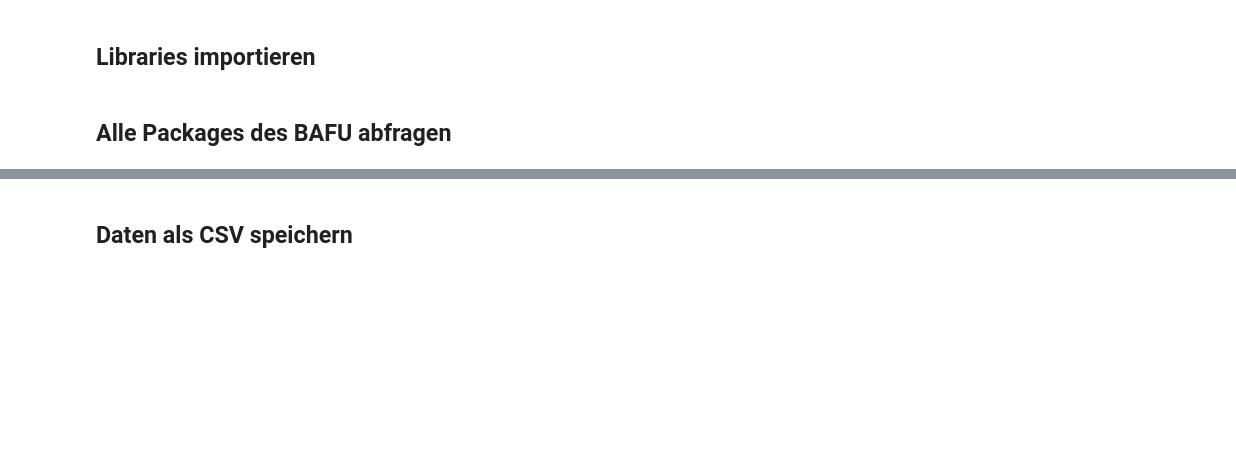
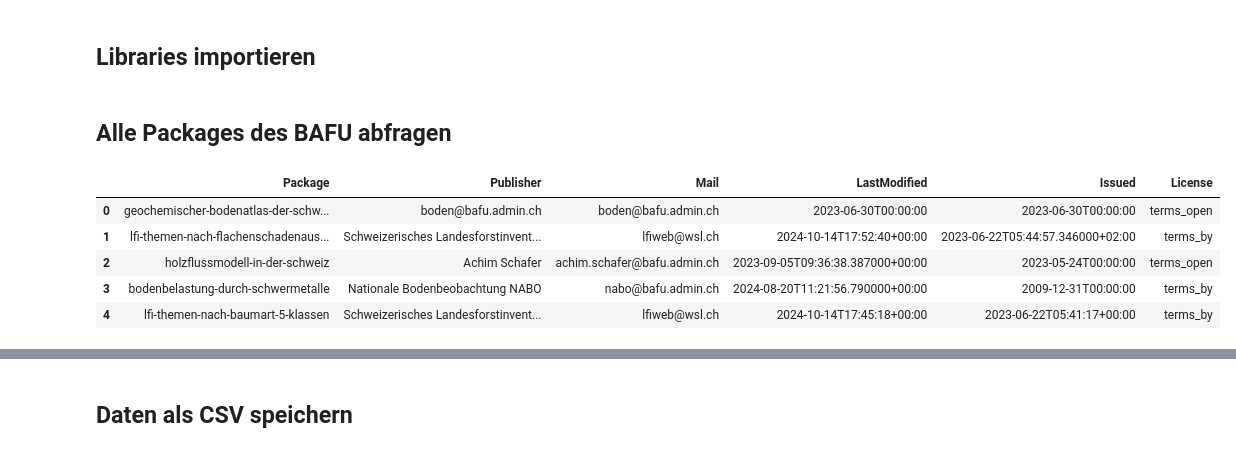
Before and after one commit to nrohrbach/OGD_Monitoring_BAFU, a Jupyter notebook: OGD_Monitoring_BAFU.ipynb, the cells around one changed output, grey strips where cells are left out. Drawn from its saved outputs; the diff is of its cells as text; code cells hidden in the pictures; blank space fills up the shorter version.

```diff
--- a/OGD_Monitoring_BAFU.ipynb
+++ b/OGD_Monitoring_BAFU.ipynb
@@ -29,3 +41,5 @@ LastModified = [s['modified'] for s in Packages['result']['packages']]
 # Dataframe für Packages erstellen
 dict = {'Publisher': Maintainer, 'Mail': Email, 'Package': Title, 'LastModified': LastModified}
 dfPackages = pd.DataFrame(dict)
+# %%
+Title = Title[0:5]
@@ -42,13 +58,30 @@ for package in Title:
         Maintainer = DataSet['result']['maintainer']
         Email = DataSet['result']['maintainer_email']
         LastModified = DataSet['result']['modified']
-        Datasets.append({'Package': package, 'Publisher': Maintainer, 'Mail': Email, 'LastModified':LastModified})
+        Issued = DataSet['result']['issued']
+        License = DataSet['result']['resources'][0]['license']
+        Datasets.append({'Package': package, 'Publisher': Maintainer, 'Mail': Email, 'LastModified':LastModified,'Issued':Issued,'License':License})
 
     except:
-        Datasets.append({'Package': package, 'Publisher': 'Unbekannt', 'Mail': 'Unbekannt','LastModified':''})
+        Datasets.append({'Package': package, 'Publisher': 'Unbekannt', 'Mail': 'Unbekannt','LastModified':'','Issued':'','License':''})
 # %%
 # Package Details als Dataframe speichern
 dfPackages = pd.DataFrame(Datasets)
+# %%
+# Falls LastModified leer ist, wird der Wert aus Issued übernommen.
+dfPackages['LastModified'] = dfPackages.apply(lambda row: row['Issued'] if pd.isnull(row['LastModified']) or row['LastModified'] == '' else row['LastModified'], axis=1)
+# %%
+# Lizenzstring kürzen
+dfPackages['License'] = dfPackages['License'].str.split('#').str[1]
+# %%
+dfPackages
+# %% [output]
+|  | Package | Publisher | Mail | LastModified | Issued | License |
+| 0 | geochemischer-bodenatlas-der-schw... | boden@bafu.admin.ch | boden@bafu.admin.ch | 2023-06-30T00:00:00 | 2023-06-30T00:00:00 | terms_open |
+| 1 | lfi-themen-nach-flachenschadenaus... | Schweizerisches Landesforstinvent... | lfiweb@wsl.ch | 2024-10-14T17:52:40+00:00 | 2023-06-22T05:44:57.346000+02:00 | terms_by |
+| 2 | holzflussmodell-in-der-schweiz | Achim Schafer | achim.schafer@bafu.admin.ch | 2023-09-05T09:36:38.387000+00:00 | 2023-05-24T00:00:00 | terms_open |
+| 3 | bodenbelastung-durch-schwermetalle | Nationale Bodenbeobachtung NABO | nabo@bafu.admin.ch | 2024-08-20T11:21:56.790000+00:00 | 2009-12-31T00:00:00 | terms_by |
+| 4 | lfi-themen-nach-baumart-5-klassen | Schweizerisches Landesforstinvent... | lfiweb@wsl.ch | 2024-10-14T17:45:18+00:00 | 2023-06-22T05:41:17+00:00 | terms_by |
 # %%
 # Alle Datasets aller Packages abfragen
 Datasets = []
```
Also changed, not shown: parts of 4 cells of this notebook.
